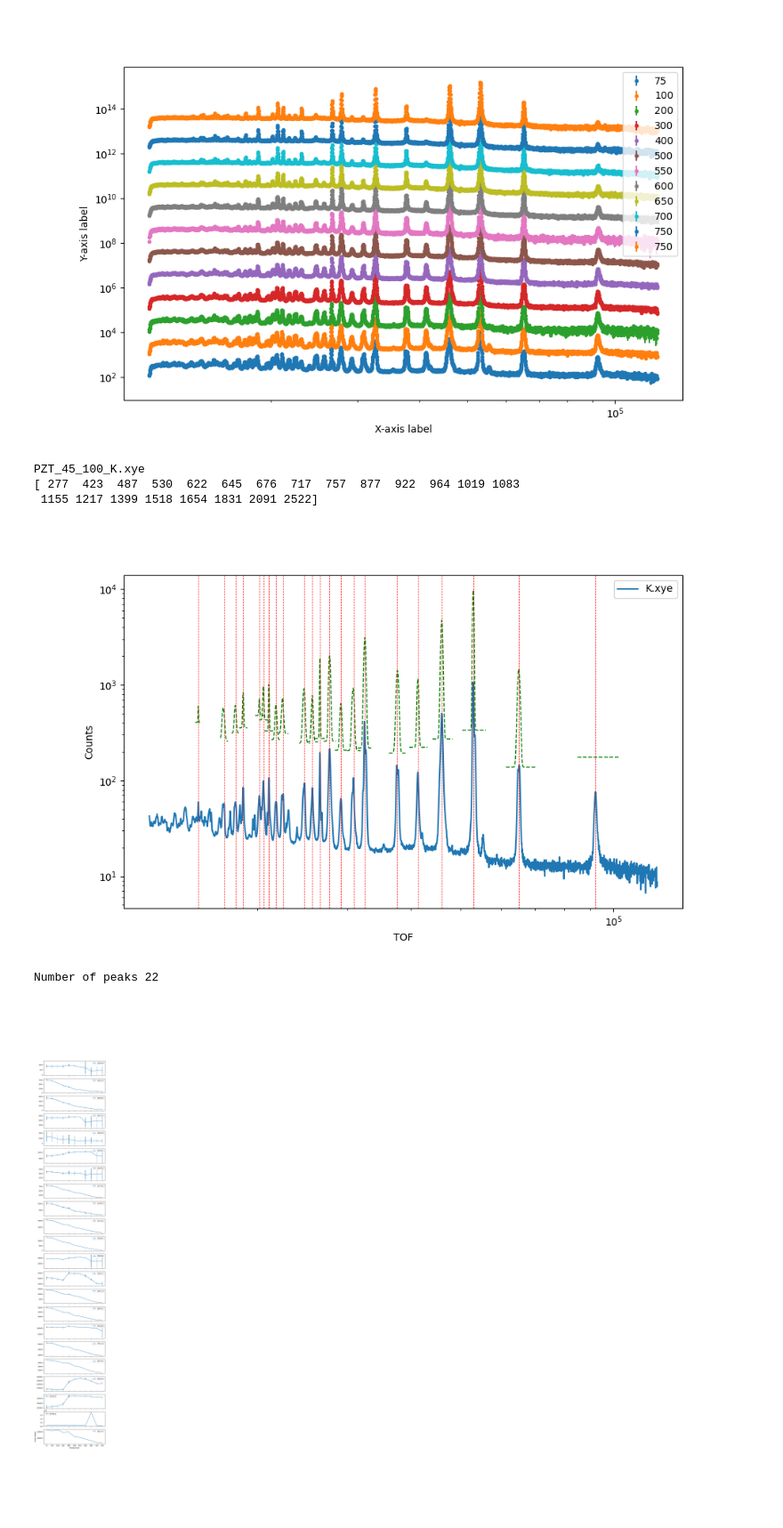
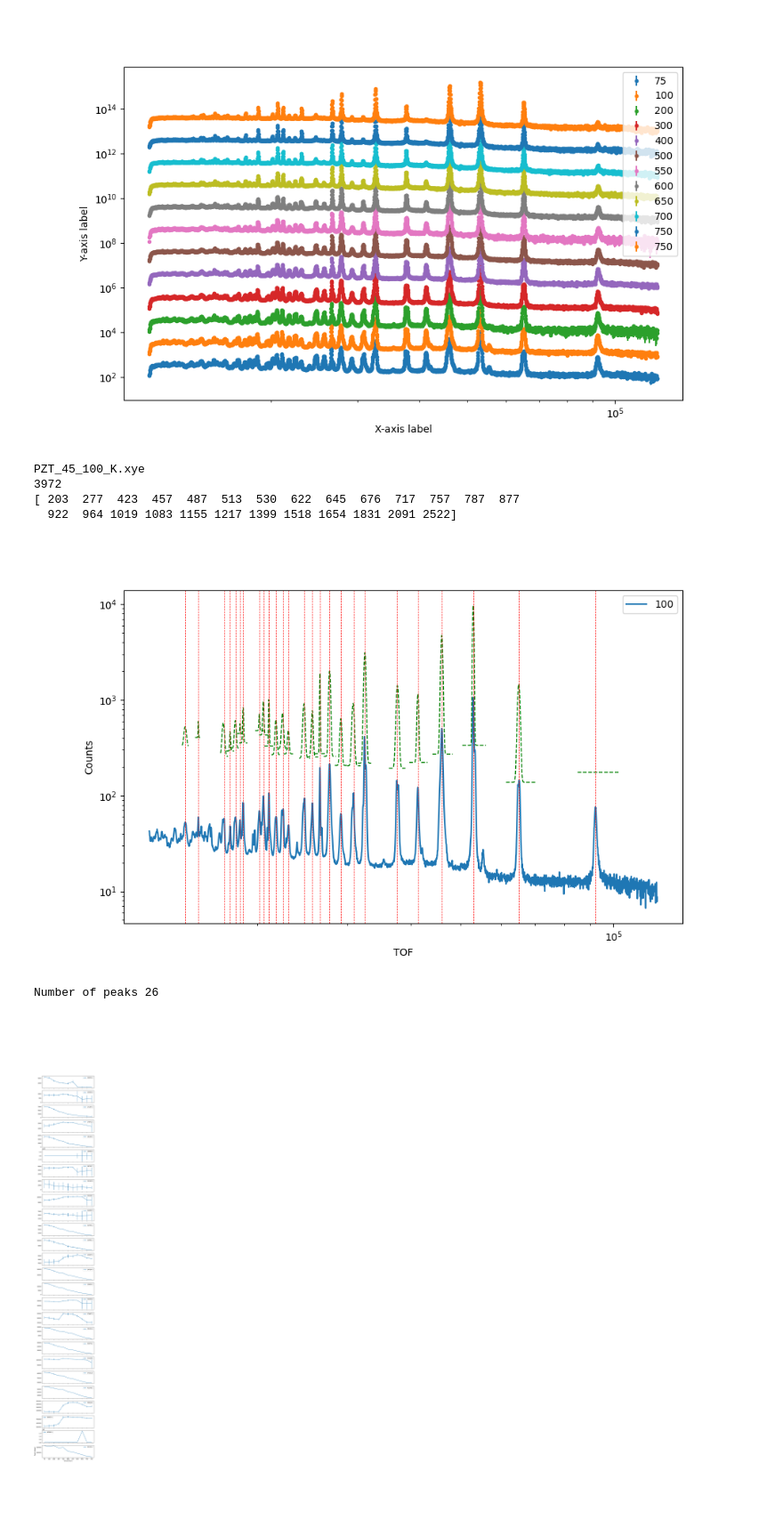
Before and after one commit to mdoucet/illumine, a Jupyter notebook: notebooks/explore-data.ipynb, the cells around one changed output. Shown at 89% size. Drawn from its saved outputs; the diff is of its cells as text; code cells hidden in the pictures.

```diff
--- a/notebooks/explore-data.ipynb
+++ b/notebooks/explore-data.ipynb
@@ -71,14 +71,17 @@ from scipy.optimize import curve_fit
 index = 1
 file = file_list[index]
 print(file)
-temp = file.split('_')[3]
+temp = file.split('_')[2]
 
-tof_range = [100, len(tof) - 1000]
-tof, counts, err = np.loadtxt(os.path.join(data_dir, file), comments="'")[tof_range[0]:tof_range[1]].T
+_data = np.loadtxt(os.path.join(data_dir, file), comments="'")
+print(len(_data))
+tof_range = [100, len(_data) - 1000]
+tof, counts, err = _data[tof_range[0]:tof_range[1]].T
 
 
 # Identify peaks in the counts data
-peaks, _ = find_peaks(counts, prominence=30)
+peaks, _ = find_peaks(counts, prominence=20)
+#peaks = find_peaks_cwt(counts, [1, 10, 100, 1000], min_snr=5)
 print(peaks)
 plt.figure(figsize=(10, 6))
 plt.plot(tof, counts, label=temp)
@@ -115,13 +118,11 @@ plt.legend()
 plt.show()
 # %% [output]
 PZT_45_100_K.xye
-[ 277  423  487  530  622  645  676  717  757  877  922  964 1019 1083
- 1155 1217 1399 1518 1654 1831 2091 2522]
+3972
+[ 203  277  423  457  487  513  530  622  645  676  717  757  787  877
+  922  964 1019 1083 1155 1217 1399 1518 1654 1831 2091 2522]
-[figure, old version]
+[figure, new version]
 # %%
-
-
-
 integral = []
 err_int = []
 center = []
@@ -146,33 +147,32 @@ for i, file in enumerate(file_list):
                 err_a = np.sqrt(2*np.pi) * np.sqrt(popt[0]**2 * perr[2]**2 + popt[2]**2 * perr[0]**2)
                 integral_for_temp.append(a)
                 err_for_temp.append(err_a)
                 #center.append(popt[1])
             except:
-                raise
                 print(f"Failed to fit peak at {peak}")
                 continue
         temperature.append(temp)
         integral.append(integral_for_temp)
         err_int.append(err_for_temp)
 
 integral = np.asarray(integral).T
 err_int = np.asarray(err_int).T
 
 # Skip 15
 n_tot = len(peaks)
 ysize = 2 * n_tot
 fig, axs = plt.subplots(n_tot,1, dpi=100, figsize=(7, ysize), sharex=True)
 
 for i in range(len(peaks)):
     plt.subplot(n_tot, 1, i+1)
     #plt.plot(temperature, integral[i], label='%g' % tof[peaks[i]])
     plt.errorbar(temperature, integral[i], yerr=err_int[i], label='%g' % tof[peaks[i]])
     plt.legend()
 plt.xlabel('Temperature')
 plt.ylabel('Peak integral')
 #plt.yscale('log')
 plt.legend(frameon=False)
 plt.show()
 # %% [output]
-Number of peaks 22
+Number of peaks 26
-[figure, old version]
+[figure, new version]
```
Also changed, not shown: parts of 1 cell of this notebook.
